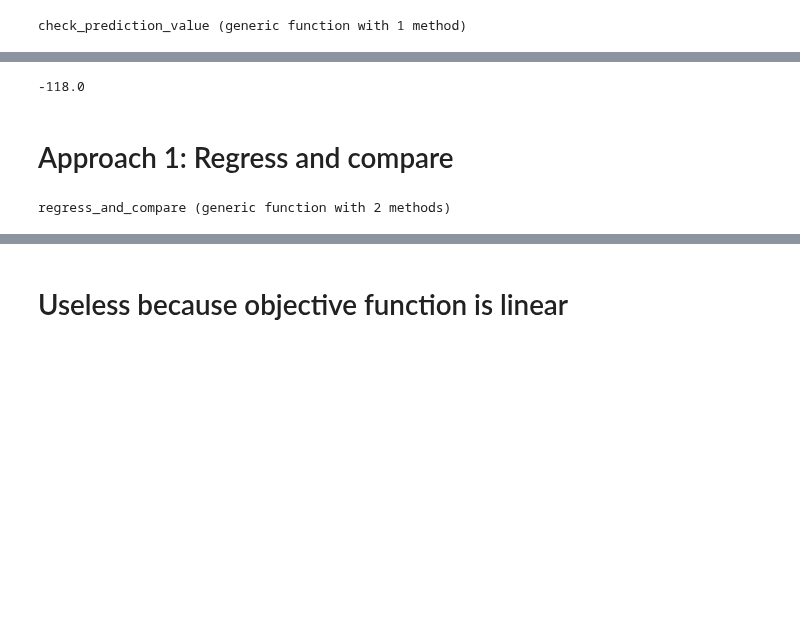
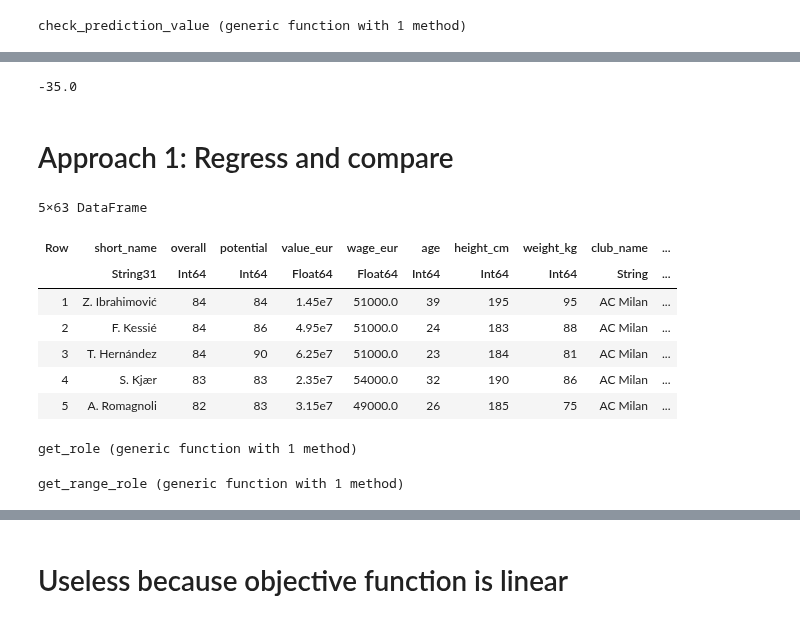
Before and after one commit to azanon00/Transfer_Strategy_Prescription, a Jupyter notebook: code/andrea_prescriptive_models.ipynb, the cells around one changed output, grey strips where cells are left out. Drawn from its saved outputs; the diff is of its cells as text; code cells hidden in the pictures; blank space fills up the shorter version.

```diff
--- a/code/andrea_prescriptive_models.ipynb
+++ b/code/andrea_prescriptive_models.ipynb
@@ -157,37 +172,50 @@ transfers_out = transfers_club[transfers_club[:, "transfer_movement"] .== "out",
 # %%
-revenue =  sum(transfers_out[:, "fee_cleaned"]) - sum(transfers_in[:, "fee_cleaned"])
+transfers_in, transfers_out = true_transfers(club_choosen_transferName, transfers)
+revenue =  round(sum(transfers_out[:, "fee_cleaned"]) - sum(transfers_in[:, "fee_cleaned"]), digits = 0)
 # %% [output]
--118.0
+-35.0
 # %% [markdown]
 # Approach 1: Regress and compare
-# %%
-function regress_and_compare(data_club, data_rest, transfers_club)
-
-    # get parameters
-    n, N_c, N_min, N_max, B_max, S_max, p_o, r_o, v_o, m_o, a_o, p_c, r_c, v_c, m_c, a_c, 𝛅, 𝛾 = get_parameters(data_club, data_rest, transfers_club)
-
-    # define model
-    model = Model(() -> Gurobi.Optimizer(GRB_ENV))
-    set_optimizer_attributes(model, "OutputFlag" => 0, "TimeLimit" => 60)
-
-    # define variables
-    @variable(model, b[i = 1:n], Bin) # 1 if we buy player i, 0 otherwise
-    @variable(model, s[j = 1:k], Bin) # 1 if we sell player j, 0 otherwise
-
-    # define objective
-    @objective(model, Max, sum(s[j] * v_c[j] for j = 1:k) - sum(b[i] * v_o[i] for i = 1:n))
-
-    # define constraints
-    @constraint(model, sum((1 - s[j]) * m_c[j] for j = 1:k) + sum(b[i] * m_o[i] for i = 1:n) >= (sum(m_c[j] for j = 1:k)/k + 𝛅) * (k + sum(b[i] for i = 1:n) - sum(s[j] for j = 1:k)))
-    @constraint(model, sum(b[i] for i = 1:n) <= B_max) # maximum number of players that can be bought
-    @constraint(model, sum(s[j] for j = 1:k) <= S_max) # maximum number of players that can be sold
-    @constraint(model, N_min <= N_c + sum(b[i] for i = 1:n) - sum(s[j] for j = 1:k) <= N_max) # number of players in the club after the transfer window
-    @constraint(model, sum((1 - s[j]) * a_c[j] for j = 1:k) + sum(b[i] * a_o[i] for i = 1:n) <= (sum(a_c[j] for j = 1:k)/k + 𝛾) * (k + sum(b[i] for i = 1:n) - sum(s[j] for j = 1:k))) # average age of the team
-
-    # solve model
-    optimize!(model)
-
-    return objective_value(model), value.(b), value.(s)
-end
-# %% [output]
-regress_and_compare (generic function with 2 methods)
+# %%
+data_club[1:5,:]
+# %% [output]
+5×63 DataFrame
+| Row | short_name | overall | potential | value_eur | wage_eur | age | height_cm | weight_kg | club_name | ... |
+|  | String31 | Int64 | Int64 | Float64 | Float64 | Int64 | Int64 | Int64 | String | ... |
+| 1 | Z. Ibrahimović | 84 | 84 | 1.45e7 | 51000.0 | 39 | 195 | 95 | AC Milan | ... |
+| 2 | F. Kessié | 84 | 86 | 4.95e7 | 51000.0 | 24 | 183 | 88 | AC Milan | ... |
+| 3 | T. Hernández | 84 | 90 | 6.25e7 | 51000.0 | 23 | 184 | 81 | AC Milan | ... |
+| 4 | S. Kjær | 83 | 83 | 2.35e7 | 54000.0 | 32 | 190 | 86 | AC Milan | ... |
+| 5 | A. Romagnoli | 82 | 83 | 3.15e7 | 49000.0 | 26 | 185 | 75 | AC Milan | ... |
+# %%
+function get_role(data)
+
+    # get the role of each player
+    att = data_club[:, "position_A"]
+    mid = data_club[:, "position_M"]
+    def = data_club[:, "position_D"]
+    gk = data_club[:, "position_G"]
+
+    return att, mid, def, gk
+end
+# %% [output]
+get_role (generic function with 1 method)
+# %%
+function get_range_role(data)
+    a = []
+    m = []
+    d = []
+    g = []
+
+    for club in keys(club_players)
+
+        append!(a, length(findall(x -> x == 1, club_players[club][:, "position_A"])))
+        append!(m, length(findall(x -> x == 1, club_players[club][:, "position_M"])))
+        append!(d, length(findall(x -> x == 1, club_players[club][:, "position_D"])))
+        append!(g, length(findall(x -> x == 1, club_players[club][:, "position_G"])))
+    end
+
+    return round(std(a)), round(std(m)), round(std(d)), round(std(g))
+end
+# %% [output]
+get_range_role (generic function with 1 method)
```
Also changed, not shown: parts of 17 cells of this notebook, 1 other file.
